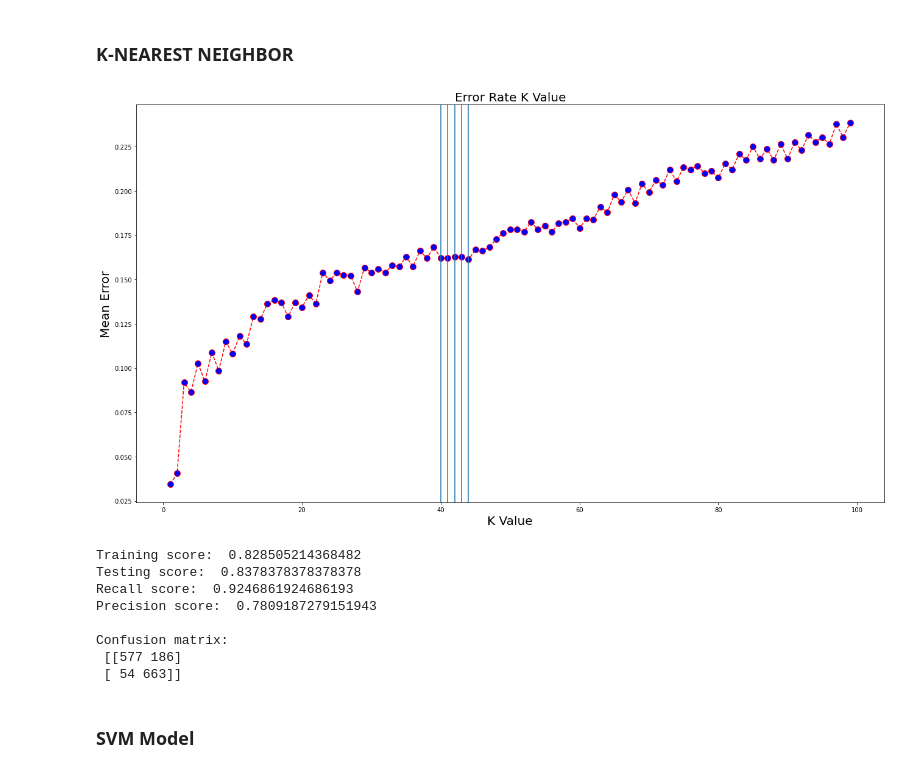
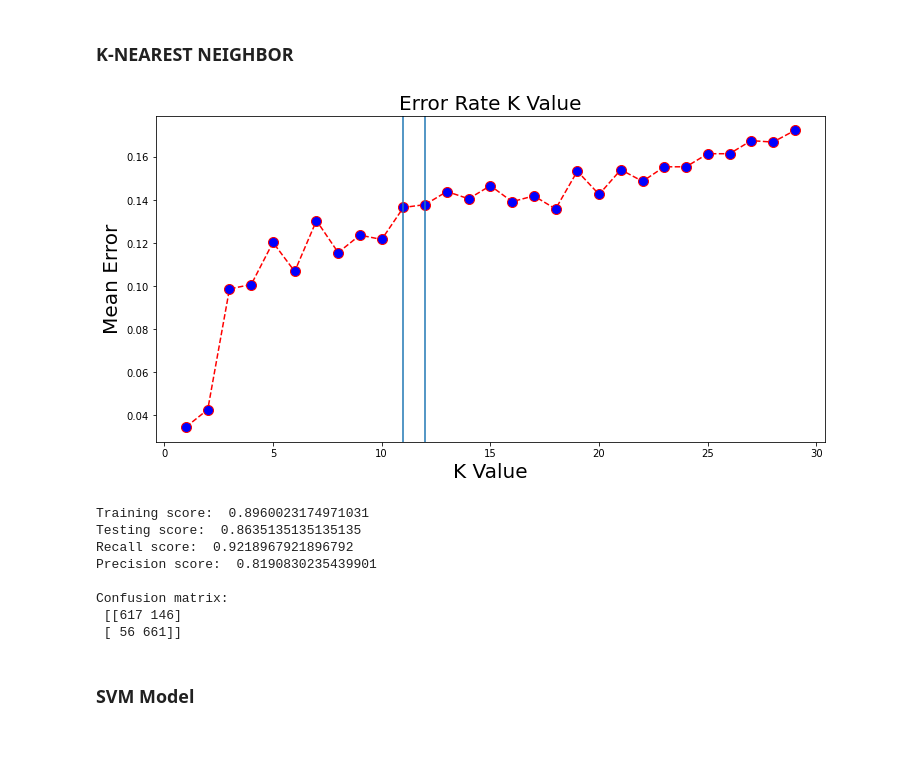
Before and after one commit to Sureshkrishh/Employee-Attrition-Prediction, a Jupyter notebook: Employee_Attrition.ipynb, the cells around one changed output. Cells and saved outputs as stored; diff of their text form; code cells hidden in the pictures; blank space fills up the shorter version.

```diff
--- a/Employee_Attrition.ipynb
+++ b/Employee_Attrition.ipynb
@@ -995,8 +1032,8 @@ from sklearn.metrics import accuracy_score, recall_score, precision_score, auc,
 # %% [markdown]
 ### TRAIN AND TEST DATASET
 # %%
-x = X_balanced
-y = y_balanced
+x = final_data.drop('Attrition', axis=1)
+y = final_data['Attrition']
 
 x_train, x_test, y_train, y_test = train_test_split(x, y, test_size=0.2, random_state=42)
 print('Shape of x_train:',x_train.shape)
@@ -1246,7 +1283,7 @@ Confusion matrix:
 # Importing and scaling the data to standard normal distribution
 from sklearn.preprocessing import StandardScaler
 scale = StandardScaler()
-X_scaled = scale.fit_transform(X_balanced)
+X_scaled = scale.fit_transform(x)
 
 # Checking the mean and standard deviation
 mean = np.mean(X_scaled, axis=0)
@@ -1258,7 +1295,7 @@ mean: (0, 0)
 Standard deviation: (0, 1)
 # %%
 scaled_x = X_scaled
-scaled_y = y_balanced
+scaled_y = y
 
 sx_train,sx_test, sy_train, sy_test = train_test_split(scaled_x, scaled_y, test_size=0.3, random_state=42)
 # %% [markdown]
@@ -1267,24 +1304,25 @@ sx_train,sx_test, sy_train, sy_test = train_test_split(scaled_x, scaled_y, test_
 from sklearn.neighbors import KNeighborsClassifier
 
 error = []
-for estimator in range(1, 100):
+for estimator in range(1, 30):
     knn = KNeighborsClassifier(n_neighbors= estimator)
     knn.fit(sx_train, sy_train)
     pred_est = knn.predict(sx_test)
     error.append(np.mean(pred_est != sy_test))
 # %%
-plt.figure(figsize=(22, 12))
-plt.plot(range(1, 100), error, color='red', linestyle='dashed', marker='o',
+plt.figure(figsize=(12, 6))
+plt.plot(range(1, 30), error, color='red', linestyle='dashed', marker='o',
          markerfacecolor='blue', markersize=10)
-[plt.axvline(x=i) for i in range(40,45)]
+[plt.axvline(x=i) for i in range(11,13)]
 plt.title('Error Rate K Value', size=20)
 plt.xlabel('K Value', size=20)
 plt.ylabel('Mean Error', size=20)
 plt.show()
 # %% [output]
-[figure, old version]
+[figure, new version]
 # %%
-knn_estimator = KNeighborsClassifier(n_neighbors=41)
+%matplotlib inline
+knn_estimator = KNeighborsClassifier(n_neighbors=11)
 knn_estimator.fit(sx_train, sy_train)
 knn_pred = knn_estimator.predict(sx_test)
 
@@ -1295,14 +1333,14 @@ print('Precision score: ', precision_score(sy_test, knn_pred))
 
 print('\nConfusion matrix:\n', confusion_matrix(sy_test, knn_pred))
 # %% [output]
-Training score:  0.828505214368482
-Testing score:  0.8378378378378378
-Recall score:  0.9246861924686193
-Precision score:  0.7809187279151943
+Training score:  0.8960023174971031
+Testing score:  0.8635135135135135
+Recall score:  0.9218967921896792
+Precision score:  0.8190830235439901
 
 Confusion matrix:
- [[577 186]
- [ 54 663]]
+ [[617 146]
+ [ 56 661]]
 # %% [markdown]
 ### SVM Model
 # %%
```
Also changed, not shown: parts of 28 cells of this notebook, 1 other file.
